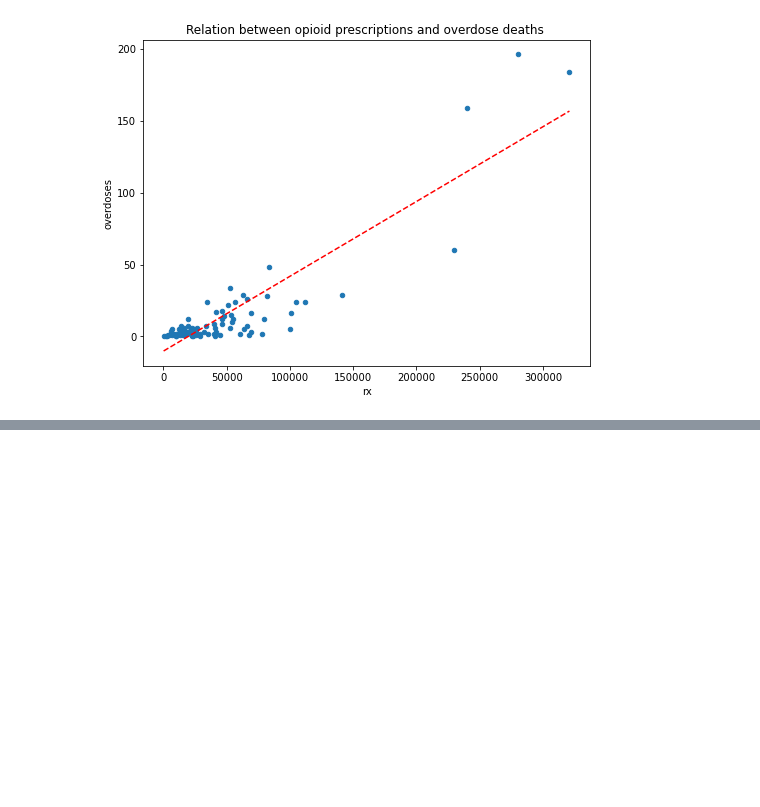
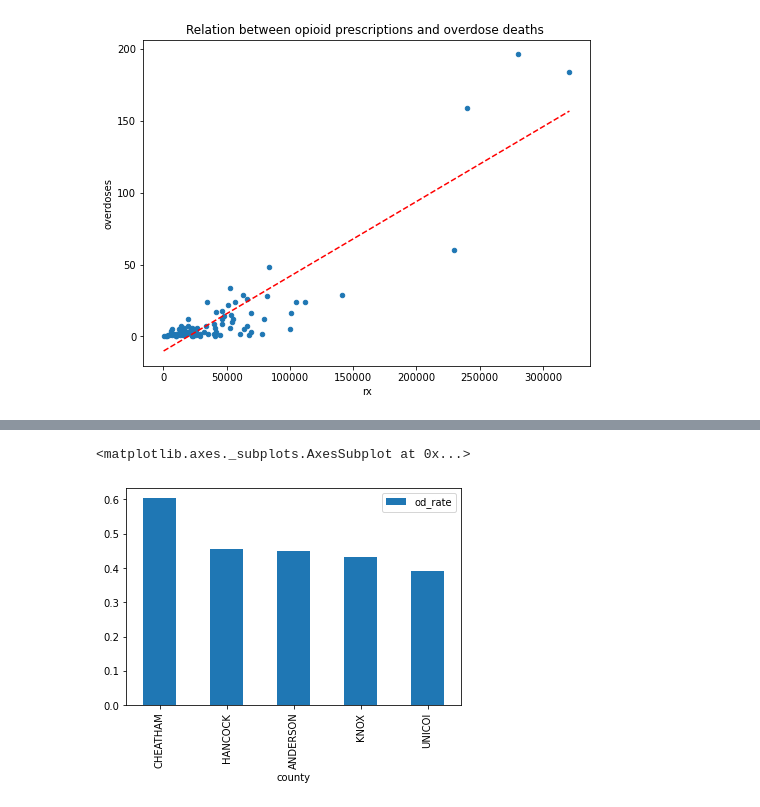
Before and after one commit to knturi/sql_rx_project-dankedpat-nationals, a Jupyter notebook: rx_project_pd.ipynb, the cells around one changed output, grey strips where cells are left out. Cells and saved outputs as stored; diff of their text form; code cells hidden in the pictures; blank space fills up the shorter version.

```diff
--- a/rx_project_pd.ipynb
+++ b/rx_project_pd.ipynb
@@ -270,0 +548,5 @@ ModuleNotFoundError: No module named 'plotly'
+# %%
+Q5s.sort_values('od_rate', ascending = False).head().plot(kind = 'bar', x = 'county', y = 'od_rate')
+# %% [output]
+<matplotlib.axes._subplots.AxesSubplot at 0x...>
+[figure, added]
```
Also changed, not shown: parts of 29 cells of this notebook.
